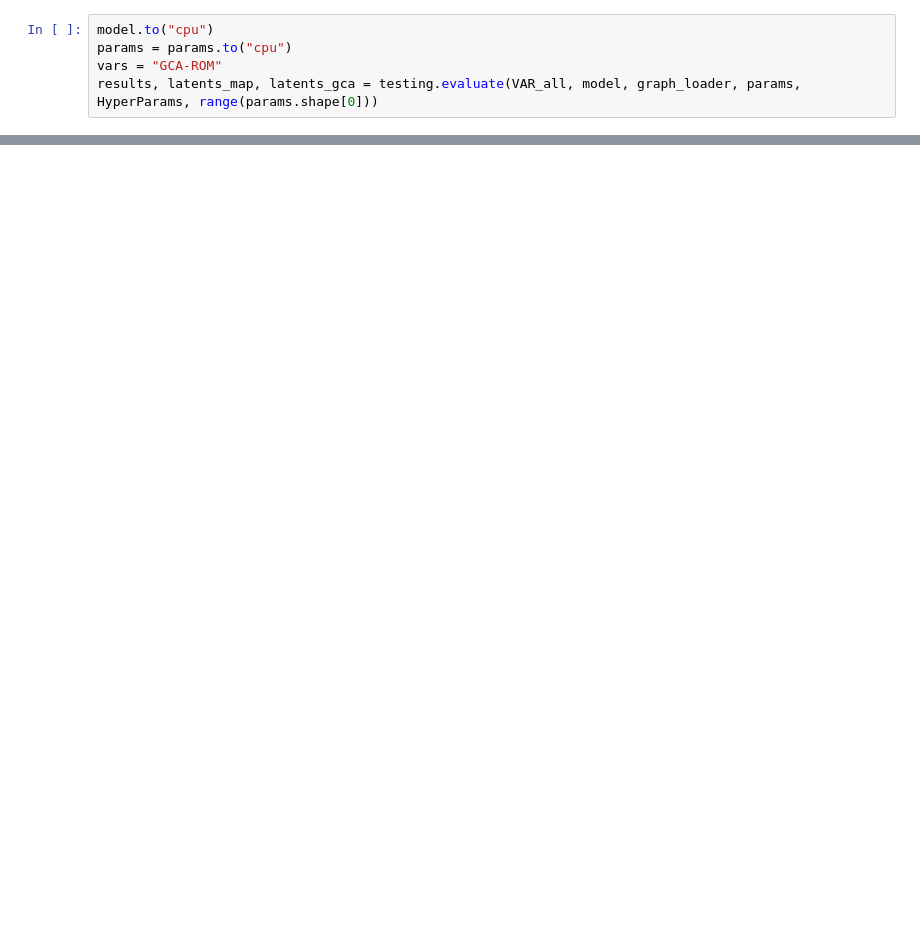
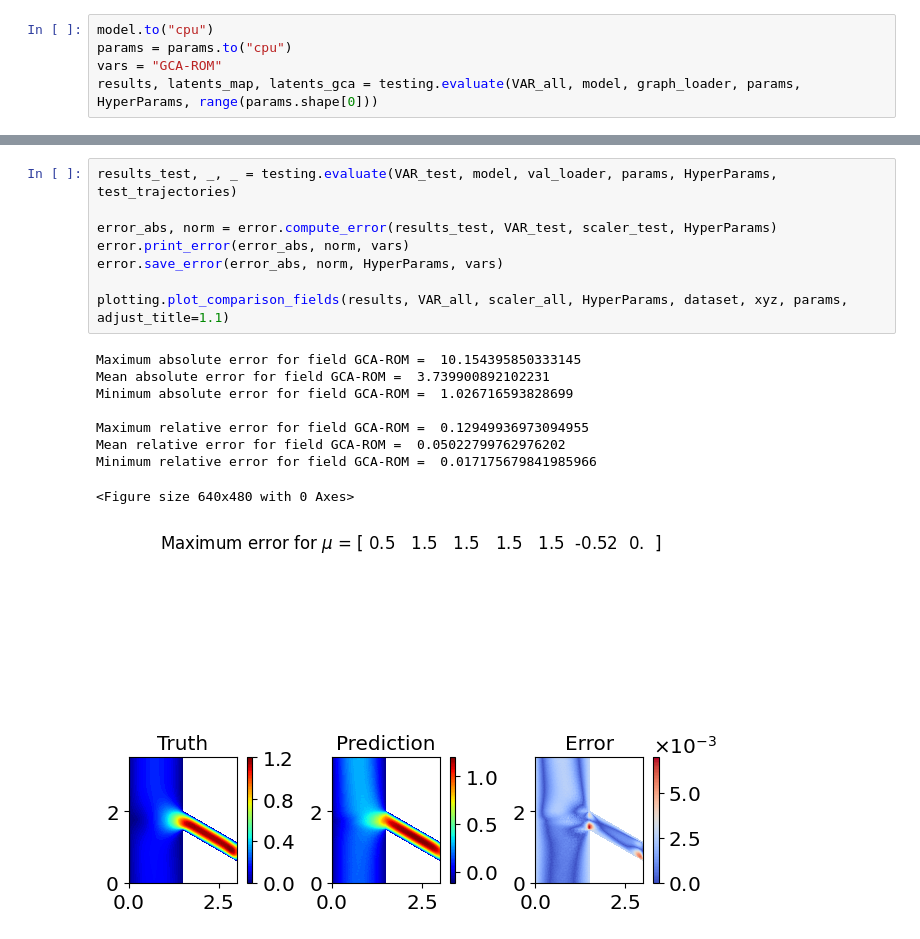
Before and after one commit to Oisin-M/GFN, a Jupyter notebook: stokes/gca_rom.ipynb, the cells around one changed output, grey strips where cells are left out. Drawn from its saved outputs; the diff is of its cells as text; blank space fills up the shorter version.

```diff
--- a/stokes/gca_rom.ipynb
+++ b/stokes/gca_rom.ipynb
@@ -80,0 +106,18 @@ error.save_error(error_abs, norm, HyperParams, vars)
+# %%
+results_test, _, _ = testing.evaluate(VAR_test, model, val_loader, params, HyperParams, test_trajectories)
+
+error_abs, norm = error.compute_error(results_test, VAR_test, scaler_test, HyperParams)
+error.print_error(error_abs, norm, vars)
+error.save_error(error_abs, norm, HyperParams, vars)
+
+plotting.plot_comparison_fields(results, VAR_all, scaler_all, HyperParams, dataset, xyz, params, adjust_title=1.1)
+# %% [output]
+Maximum absolute error for field GCA-ROM =  10.154395850333145
+Mean absolute error for field GCA-ROM =  3.739900892102231
+Minimum absolute error for field GCA-ROM =  1.026716593828699
+
+Maximum relative error for field GCA-ROM =  0.12949936973094955
+Mean relative error for field GCA-ROM =  0.05022799762976202
+Minimum relative error for field GCA-ROM =  0.017175679841985966
+<Figure size 640x480 with 0 Axes>
+[figure, added]
```
Also changed, not shown: parts of 6 cells of this notebook.
